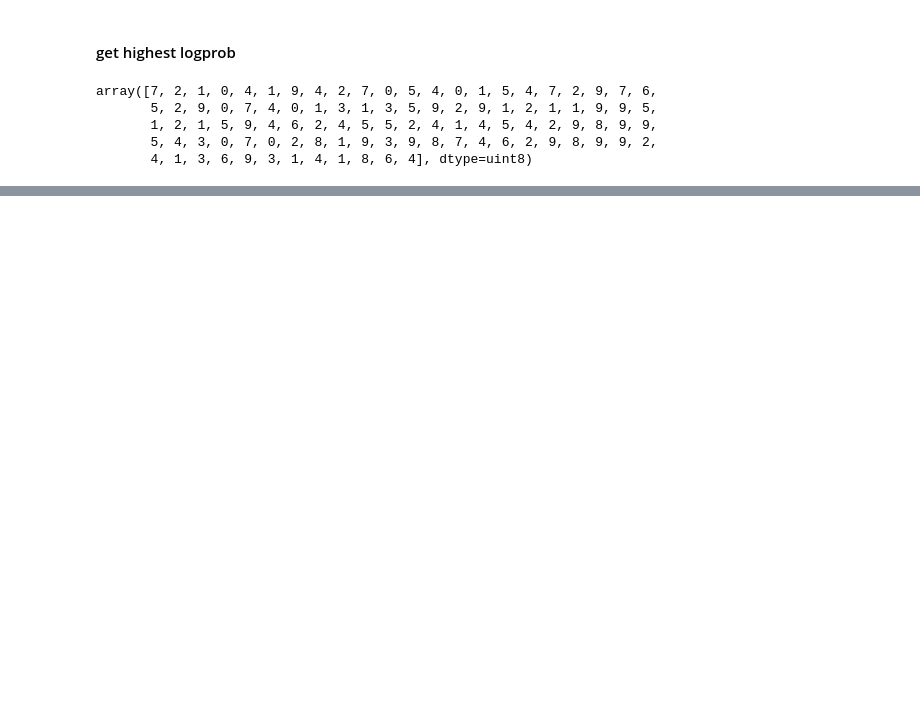
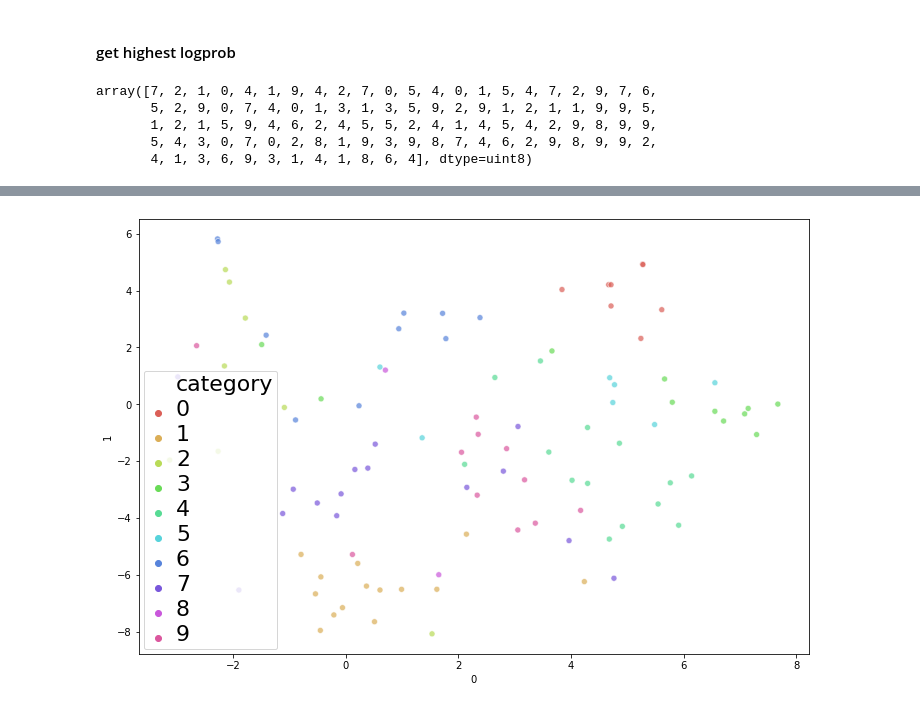
Before and after one commit to RRisto/learning, a Jupyter notebook: linear_algebra_learn/linear_discriminant_analysis/probabilistic_linear_discriminant_analysis.ipynb, the cells around one changed output, grey strips where cells are left out. Drawn from its saved outputs; the diff is of its cells as text; code cells hidden in the pictures; blank space fills up the shorter version.

```diff
--- a/linear_algebra_learn/linear_discriminant_analysis/probabilistic_linear_discriminant_analysis.ipynb
+++ b/linear_algebra_learn/linear_discriminant_analysis/probabilistic_linear_discriminant_analysis.ipynb
@@ -425,0 +481,4 @@ array([7, 2, 1, 0, 4, 1, 9, 4, 2, 7, 0, 5, 4, 0, 1, 5, 4, 7, 2, 9, 7, 6,
+# %%
+plot_tsne(lda_transformed_testdata, testing_labels)
+# %% [output]
+[figure, added]
```
Also changed, not shown: parts of 23 cells of this notebook.
